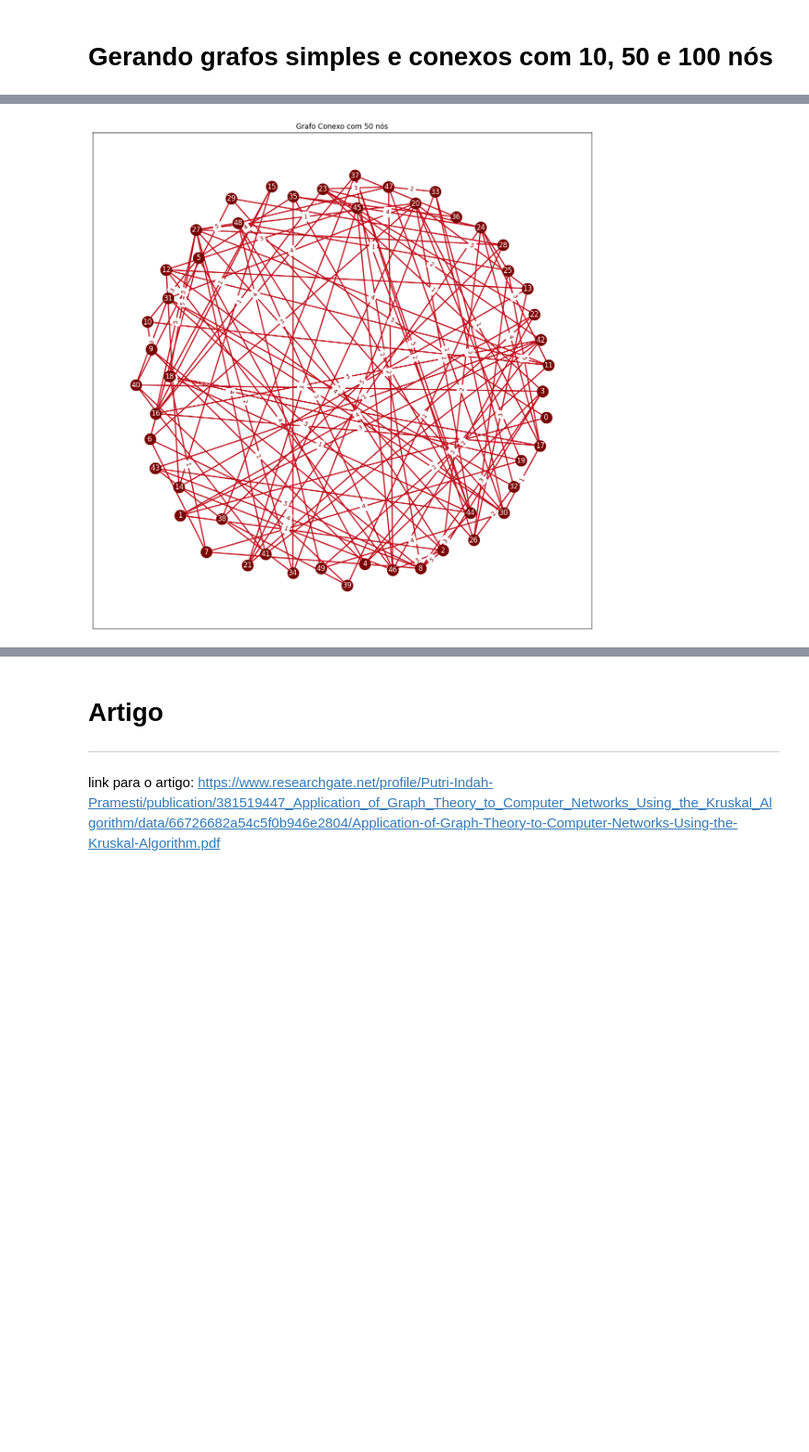
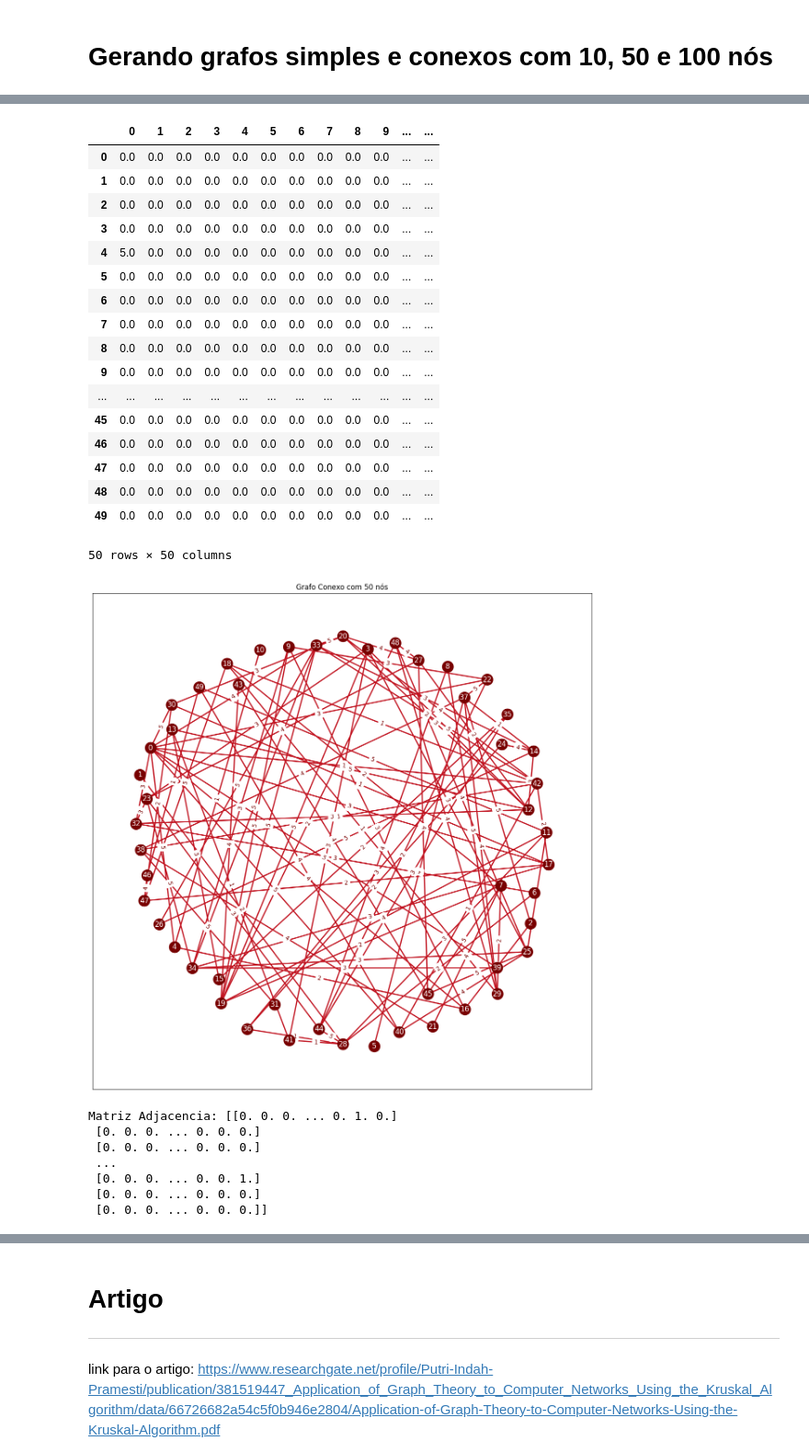
Before and after one commit to mxtqnt/Grafos, a Jupyter notebook: TrabalhoGrafos.ipynb, the cells around one changed output, grey strips where cells are left out. Shown at 92% size. Saved outputs shown, nothing was run; the diff lists cells and outputs as text; code cells hidden in the pictures; blank space fills up the shorter version.

```diff
--- a/TrabalhoGrafos.ipynb
+++ b/TrabalhoGrafos.ipynb
@@ -18,8 +18,8 @@ def gerar_grafo_conexo(n, matriz_custo):
     G.add_nodes_from(range(n))
 
     # Criar uma árvore básica para garantir que o grafo seja conexo
-    for i in range(n - 1):
-        G.add_edge(i, i + 1) #aquiiiiiis
+    # for i in range(n - 1):
+    #     G.add_edge(i, i + 1) #aquiiiiiis
 
     # Adicionar arestas extras para tornar o grafo mais interessante
     num_arestas_extras = random.randint(n, 2 * n)
@@ -32,7 +32,10 @@ def gerar_grafo_conexo(n, matriz_custo):
             G.add_edge(u, v, weight = numero_aleatorio)
             num_arestas_extras -= 1
 
-    return G, matriz_custo , matriz_adjacencia
+    dfcusto = pd.DataFrame(matriz_custo)
+    dfadjacencia = pd.DataFrame(matriz_adjacencia)
+    print(f"Matriz Adjacencia: {matriz_adjacencia}")
+    return G, dfcusto , dfadjacencia
 # %% [markdown]
 # Função para desenhar o grafo
 # %%
@@ -70,6 +73,6 @@ matrizes_adjacencia = matrizes_custo.copy()
 for pos,n in enumerate([10, 50, 100]):
     matriz_vazia = np.zeros((n, n))
     G,matrizes_custo[pos],matrizes_adjacencia[pos] = gerar_grafo_conexo(n, matriz_vazia)
-
+    display(matrizes_custo[pos])
     desenhar_grafo(G, n)
 # %% [output]
@@ -77 +108,26 @@ for pos,n in enumerate([10, 50, 100]):
+|  | 0 | 1 | 2 | 3 | 4 | 5 | 6 | 7 | 8 | 9 | ... | ... |
+| 0 | 0.0 | 0.0 | 0.0 | 0.0 | 0.0 | 0.0 | 0.0 | 0.0 | 0.0 | 0.0 | ... | ... |
+| 1 | 0.0 | 0.0 | 0.0 | 0.0 | 0.0 | 0.0 | 0.0 | 0.0 | 0.0 | 0.0 | ... | ... |
+| 2 | 0.0 | 0.0 | 0.0 | 0.0 | 0.0 | 0.0 | 0.0 | 0.0 | 0.0 | 0.0 | ... | ... |
+| 3 | 0.0 | 0.0 | 0.0 | 0.0 | 0.0 | 0.0 | 0.0 | 0.0 | 0.0 | 0.0 | ... | ... |
+| 4 | 5.0 | 0.0 | 0.0 | 0.0 | 0.0 | 0.0 | 0.0 | 0.0 | 0.0 | 0.0 | ... | ... |
+| 5 | 0.0 | 0.0 | 0.0 | 0.0 | 0.0 | 0.0 | 0.0 | 0.0 | 0.0 | 0.0 | ... | ... |
+| 6 | 0.0 | 0.0 | 0.0 | 0.0 | 0.0 | 0.0 | 0.0 | 0.0 | 0.0 | 0.0 | ... | ... |
+| 7 | 0.0 | 0.0 | 0.0 | 0.0 | 0.0 | 0.0 | 0.0 | 0.0 | 0.0 | 0.0 | ... | ... |
+| 8 | 0.0 | 0.0 | 0.0 | 0.0 | 0.0 | 0.0 | 0.0 | 0.0 | 0.0 | 0.0 | ... | ... |
+| 9 | 0.0 | 0.0 | 0.0 | 0.0 | 0.0 | 0.0 | 0.0 | 0.0 | 0.0 | 0.0 | ... | ... |
+| ... | ... | ... | ... | ... | ... | ... | ... | ... | ... | ... | ... | ... |
+| 45 | 0.0 | 0.0 | 0.0 | 0.0 | 0.0 | 0.0 | 0.0 | 0.0 | 0.0 | 0.0 | ... | ... |
+| 46 | 0.0 | 0.0 | 0.0 | 0.0 | 0.0 | 0.0 | 0.0 | 0.0 | 0.0 | 0.0 | ... | ... |
+| 47 | 0.0 | 0.0 | 0.0 | 0.0 | 0.0 | 0.0 | 0.0 | 0.0 | 0.0 | 0.0 | ... | ... |
+| 48 | 0.0 | 0.0 | 0.0 | 0.0 | 0.0 | 0.0 | 0.0 | 0.0 | 0.0 | 0.0 | ... | ... |
+| 49 | 0.0 | 0.0 | 0.0 | 0.0 | 0.0 | 0.0 | 0.0 | 0.0 | 0.0 | 0.0 | ... | ... |
+50 rows × 50 columns
-[figure, old version]
+[figure, new version]
+Matriz Adjacencia: [[0. 0. 0. ... 0. 1. 0.]
+ [0. 0. 0. ... 0. 0. 0.]
+ [0. 0. 0. ... 0. 0. 0.]
+ ...
+ [0. 0. 0. ... 0. 0. 1.]
+ [0. 0. 0. ... 0. 0. 0.]
+ [0. 0. 0. ... 0. 0. 0.]]
```
Also changed, not shown: parts of 14 cells of this notebook.
